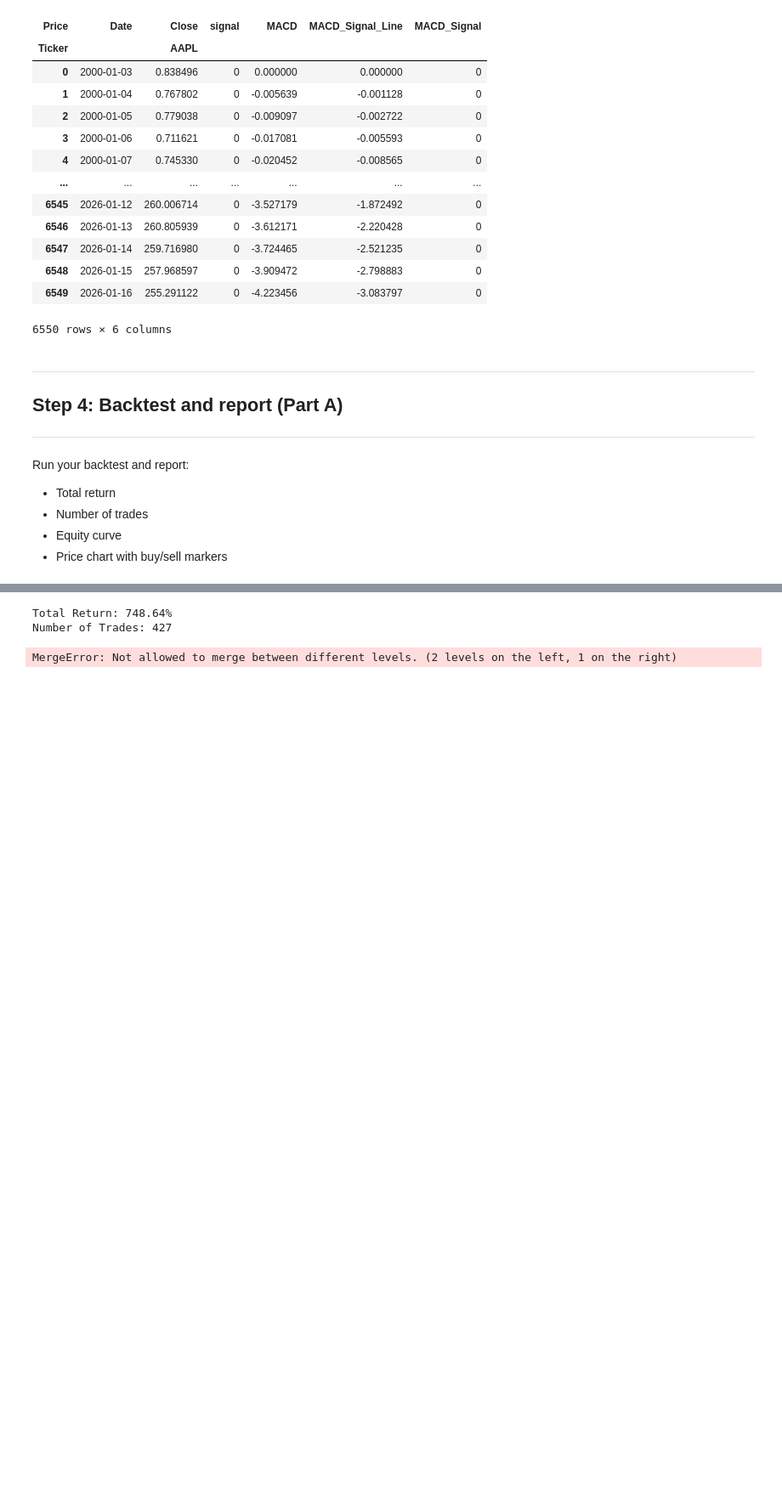
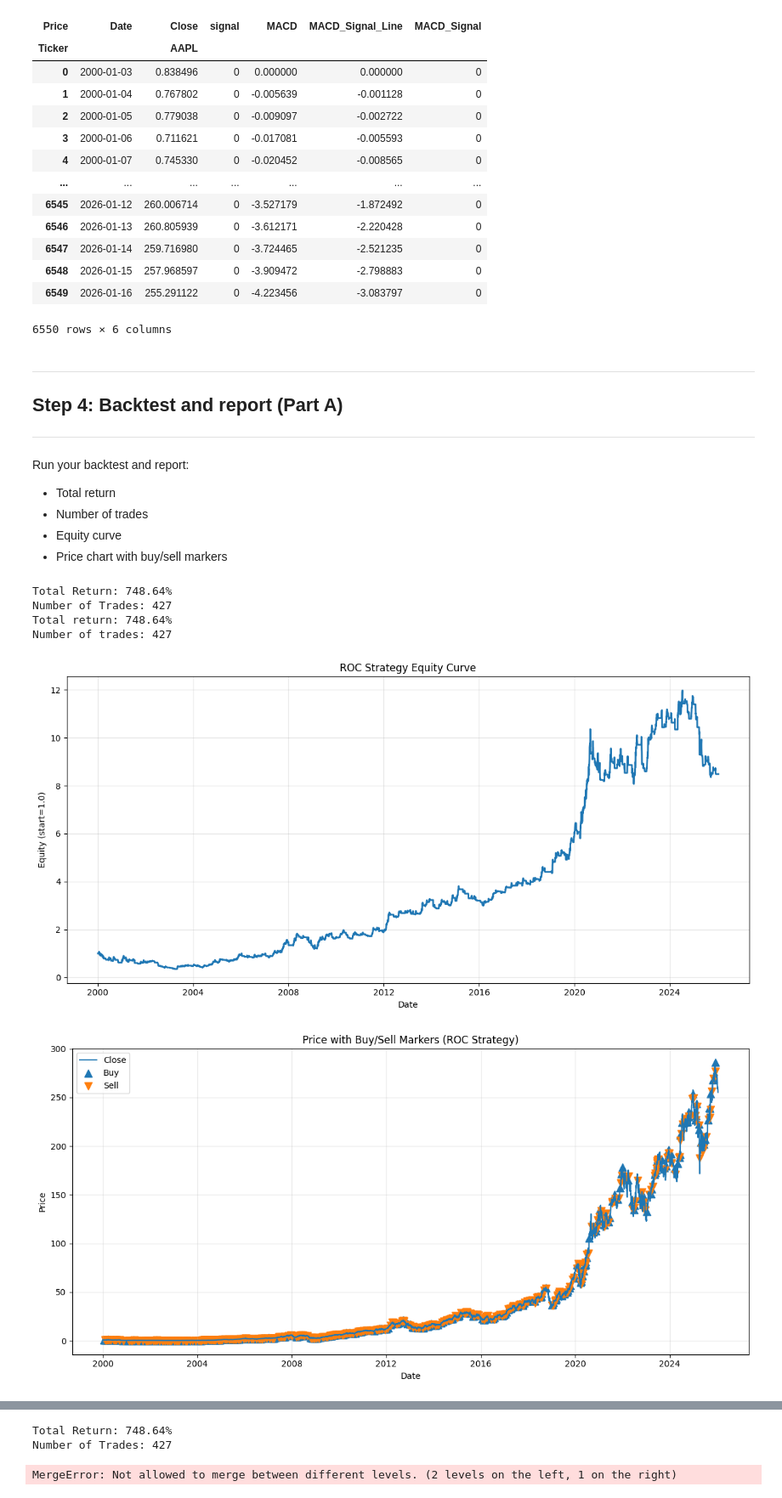
Before and after one commit to taliashapiro05/Momentum_assignment-1-, a Jupyter notebook: Momentum_assignment.ipynb, the cells around one changed output, grey strips where cells are left out. Shown at 85% size. Drawn from its saved outputs; the diff is of its cells as text; code cells hidden in the pictures; blank space fills up the shorter version.

```diff
--- a/Momentum_assignment.ipynb
+++ b/Momentum_assignment.ipynb
@@ -408,3 +413,55 @@ Run your backtest and report:
 - Number of trades
 - Equity curve
 - Price chart with buy/sell markers
+# %%
+# METRICS
+
+ROC_strat = ROC_strategy(df.copy())
+
+ROC_backtest = backtest_signal_only(ROC_strat, ROC_strat["ROC_Signal"])
+
+total_return = ROC_backtest["equity"].iloc[-1] - 1
+num_trades = int((ROC_backtest["position"].diff().fillna(0) == 1).sum())
+
+print(f"Total return: {total_return:.2%}")
+print(f"Number of trades: {num_trades}")
+
+# EQUITY CURVE
+
+plt.figure(figsize=(12, 6))
+plt.plot(ROC_backtest["Date"], ROC_backtest["equity"], linewidth=2)
+plt.title("ROC Strategy Equity Curve")
+plt.xlabel("Date")
+plt.ylabel("Equity (start=1.0)")
+plt.grid(True, alpha=0.3)
+plt.tight_layout()
+plt.show()
+
+# Price chart with buy/sell markers
+
+entries = ROC_backtest["position"].diff().fillna(0) == 1
+exits   = ROC_backtest["position"].diff().fillna(0) == -1
+
+plt.figure(figsize=(12, 6))
+plt.plot(ROC_backtest["Date"], ROC_backtest["Close"], linewidth=1.5, label="Close")
+
+plt.scatter(ROC_backtest.loc[entries, "Date"], ROC_backtest.loc[entries, "Close"],
+            marker="^", s=80, label="Buy")
+
+plt.scatter(ROC_backtest.loc[exits, "Date"], ROC_backtest.loc[exits, "Close"],
+            marker="v", s=80, label="Sell")
+
+plt.title("Price with Buy/Sell Markers (ROC Strategy)")
+plt.xlabel("Date")
+plt.ylabel("Price")
+plt.legend()
+plt.grid(True, alpha=0.3)
+plt.tight_layout()
+plt.show()
+# %% [output]
+Total Return: 748.64%
+Number of Trades: 427
+Total return: 748.64%
+Number of trades: 427
+[figure, added]
+[figure, added]
```
Also changed, not shown: parts of 2 cells of this notebook.
